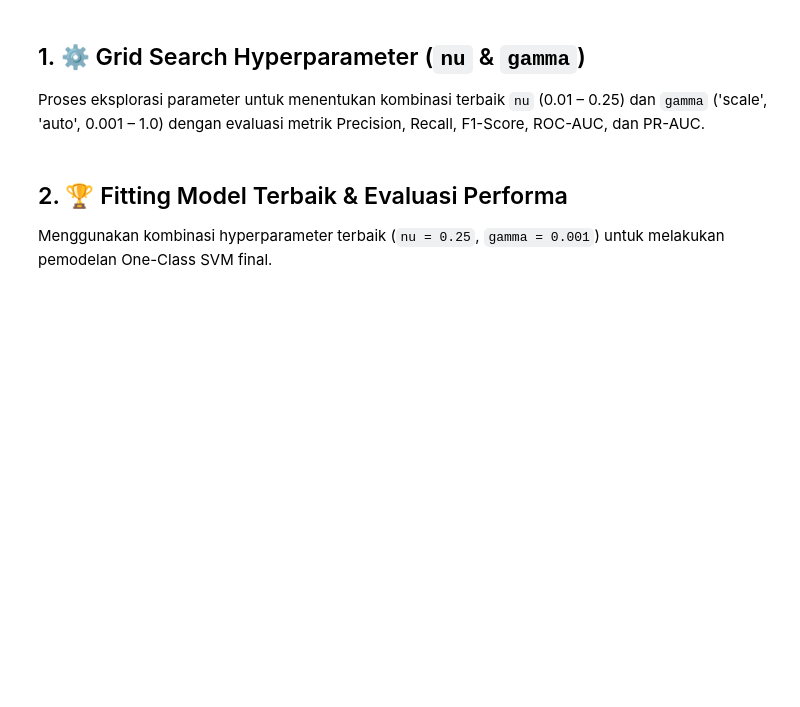
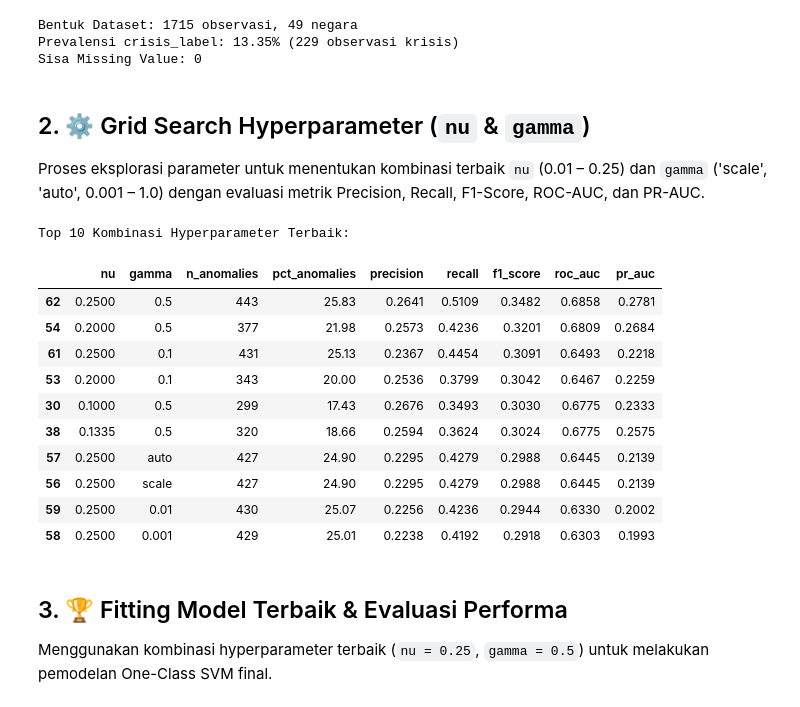
Before and after one commit to gitraya1400/ANALISIS-DETEKSI-ANOMALI-MAKROEKONOMI, a Jupyter notebook: Virna/ocsvm.ipynb, the cells around one changed output. Cells and saved outputs as stored; diff of their text form; code cells hidden in the pictures; blank space fills up the shorter version.

Commit message:
virna

```diff
--- a/Virna/ocsvm.ipynb
+++ b/Virna/ocsvm.ipynb
@@ -67,46 +56,111 @@ y_true = df['crisis_label'].values
+# %%
+# 1. Pemuatan Data
+raw_path = 'raw_data_master.csv' if os.path.exists('raw_data_master.csv') else 'Virna/raw_data_master.csv'
+gt_path = 'ground_truth_imf.csv' if os.path.exists('ground_truth_imf.csv') else 'Virna/ground_truth_imf.csv'
+
+raw_df = pd.read_csv(raw_path)
+gt_df = pd.read_csv(gt_path)
+
+df = pd.merge(raw_df, gt_df[['economy', 'year', 'is_crisis', 'crisis_name']], on=['economy', 'year'], how='left')
+df = df.rename(columns={'is_crisis': 'crisis_label'})
+df['crisis_label'] = df['crisis_label'].fillna(0).astype(int)
+
+# 2. Pengurutan Data
+df = df.sort_values(['economy', 'year']).reset_index(drop=True)
+
+# 3. Transformasi Exchange_Rate -> Exchange_Depreciation
+df['Exchange_Depreciation'] = df.groupby('economy')['Exchange_Rate'].pct_change() * 100
+df = df.drop(columns=['Exchange_Rate'])
+
+feature_cols = [
+    'GDP_Growth', 'Inflation_CPI', 'Unemployment', 'Current_Account_GDP',
+    'Reserves_Months_Imports', 'Exchange_Depreciation', 'FDI_Inflows_GDP',
+    'Exports_GDP', 'Imports_GDP', 'Gross_Savings_GDP', 'Investment_GDP',
+    'Manufacturing_Value', 'Domestic_Credit_GDP', 'Broad_Money_Growth'
+]
+
+# 4. Imputasi Missing Value Multi-tahap
+# Interpolasi linear per negara
+for col in feature_cols:
+    df[col] = df.groupby('economy')[col].transform(lambda x: x.interpolate(method='linear', limit_direction='both'))
+
+# Median per negara untuk batas awal/akhir
+for col in feature_cols:
+    df[col] = df.groupby('economy')[col].transform(lambda x: x.fillna(x.median()))
+
+# KNNImputer untuk sisa NaN jika ada
+if df[feature_cols].isnull().sum().sum() > 0:
+    imputer = KNNImputer(n_neighbors=5)
+    df[feature_cols] = imputer.fit_transform(df[feature_cols])
+
+print(f"Bentuk Dataset: {df.shape[0]} observasi, {df['economy'].nunique()} negara")
+print(f"Prevalensi crisis_label: {df['crisis_label'].mean()*100:.2f}% ({df['crisis_label'].sum()} observasi krisis)")
+print(f"Sisa Missing Value: {df[feature_cols].isnull().sum().sum()}")
+
+# 5. Penskalaan (StandardScaler)
+scaler = StandardScaler()
+X_scaled = scaler.fit_transform(df[feature_cols])
+y_true = df['crisis_label'].values
+# %% [output]
+Bentuk Dataset: 1715 observasi, 49 negara
+Prevalensi crisis_label: 13.35% (229 observasi krisis)
+Sisa Missing Value: 0
 # %% [markdown]
-## 1. ⚙️ Grid Search Hyperparameter (`nu` & `gamma`)
+## 2. ⚙️ Grid Search Hyperparameter (`nu` & `gamma`)
 
 Proses eksplorasi parameter untuk menentukan kombinasi terbaik `nu` (0.01 – 0.25) dan `gamma` ('scale', 'auto', 0.001 – 1.0) dengan evaluasi metrik Precision, Recall, F1-Score, ROC-AUC, dan PR-AUC.
 # %%
-nu_values = [0.01, 0.05, 0.08, 0.10, 0.15, 0.1919, 0.25]
+nu_values = [0.01, 0.05, 0.08, 0.10, 0.1335, 0.15, 0.20, 0.25]
 gamma_values = ['scale', 'auto', 0.001, 0.01, 0.05, 0.1, 0.5, 1.0]
 
 results = []
 for nu in nu_values:
     for gamma in gamma_values:
         ocsvm = OneClassSVM(kernel='rbf', nu=nu, gamma=gamma)
-        preds = ocsvm.fit_predict(X)
+        preds = ocsvm.fit_predict(X_scaled)
         y_pred = (preds == -1).astype(int)
-        scores = -ocsvm.decision_function(X).ravel()
+        scores = -ocsvm.decision_function(X_scaled).ravel()
 
         n_anom = int(y_pred.sum())
         pct_anom = n_anom / len(y_pred) * 100
         p = precision_score(y_true, y_pred, zero_division=0)
         r = recall_score(y_true, y_pred, zero_division=0)
         f = f1_score(y_true, y_pred, zero_division=0)
         roc = roc_auc_score(y_true, scores)
         pr_auc = average_precision_score(y_true, scores)
 
         results.append({
             'nu': nu,
             'gamma': str(gamma),
             'n_anomalies': n_anom,
             'pct_anomalies': round(pct_anom, 2),
             'precision': round(p, 4),
             'recall': round(r, 4),
             'f1_score': round(f, 4),
             'roc_auc': round(roc, 4),
             'pr_auc': round(pr_auc, 4)
         })
 
 df_results = pd.DataFrame(results).sort_values('f1_score', ascending=False)
 df_results.to_csv('grid_search_ocsvm.csv', index=False)
 print("Top 10 Kombinasi Hyperparameter Terbaik:")
 df_results.head(10)
+# %% [output]
+Top 10 Kombinasi Hyperparameter Terbaik:
+|  | nu | gamma | n_anomalies | pct_anomalies | precision | recall | f1_score | roc_auc | pr_auc |
+| 62 | 0.2500 | 0.5 | 443 | 25.83 | 0.2641 | 0.5109 | 0.3482 | 0.6858 | 0.2781 |
+| 54 | 0.2000 | 0.5 | 377 | 21.98 | 0.2573 | 0.4236 | 0.3201 | 0.6809 | 0.2684 |
+| 61 | 0.2500 | 0.1 | 431 | 25.13 | 0.2367 | 0.4454 | 0.3091 | 0.6493 | 0.2218 |
+| 53 | 0.2000 | 0.1 | 343 | 20.00 | 0.2536 | 0.3799 | 0.3042 | 0.6467 | 0.2259 |
+| 30 | 0.1000 | 0.5 | 299 | 17.43 | 0.2676 | 0.3493 | 0.3030 | 0.6775 | 0.2333 |
+| 38 | 0.1335 | 0.5 | 320 | 18.66 | 0.2594 | 0.3624 | 0.3024 | 0.6775 | 0.2575 |
+| 57 | 0.2500 | auto | 427 | 24.90 | 0.2295 | 0.4279 | 0.2988 | 0.6445 | 0.2139 |
+| 56 | 0.2500 | scale | 427 | 24.90 | 0.2295 | 0.4279 | 0.2988 | 0.6445 | 0.2139 |
+| 59 | 0.2500 | 0.01 | 430 | 25.07 | 0.2256 | 0.4236 | 0.2944 | 0.6330 | 0.2002 |
+| 58 | 0.2500 | 0.001 | 429 | 25.01 | 0.2238 | 0.4192 | 0.2918 | 0.6303 | 0.1993 |
 # %% [markdown]
-## 2. 🏆 Fitting Model Terbaik & Evaluasi Performa
+## 3. 🏆 Fitting Model Terbaik & Evaluasi Performa
 
-Menggunakan kombinasi hyperparameter terbaik (`nu = 0.25`, `gamma = 0.001`) untuk melakukan pemodelan One-Class SVM final.
+Menggunakan kombinasi hyperparameter terbaik (`nu = 0.25`, `gamma = 0.5`) untuk melakukan pemodelan One-Class SVM final.
 # %%
 best_nu = 0.25
```
Also changed, not shown: parts of 17 cells of this notebook, 14 other files.
